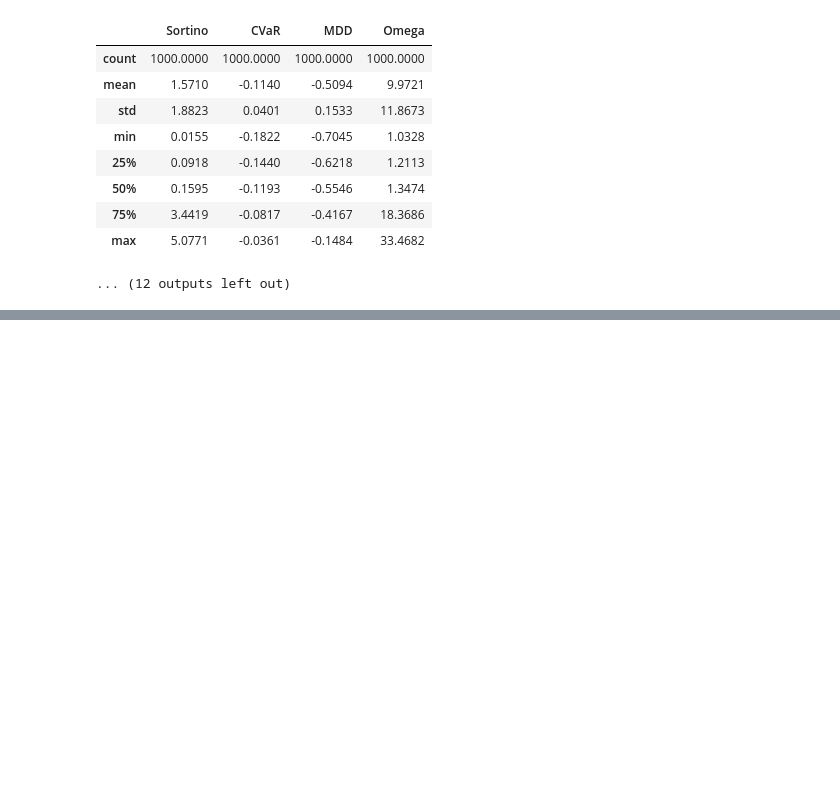
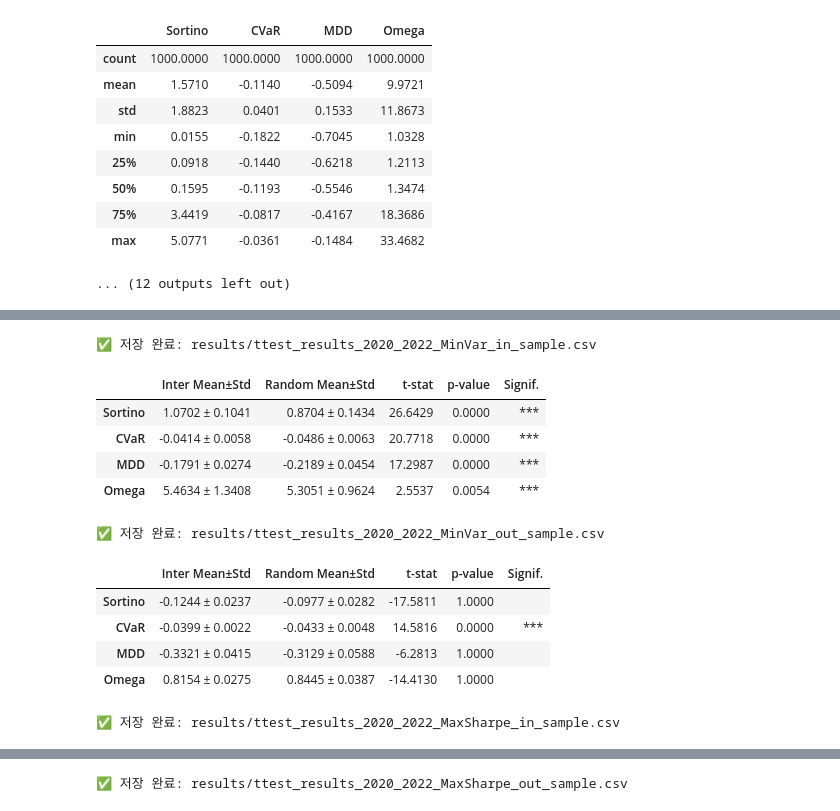
Before and after one commit to susungpark/SW-Capstone-Design, a Jupyter notebook: code/clustering_portfolio.ipynb, the cells around one changed output, grey strips where cells are left out. Cells and saved outputs as stored; diff of their text form; code cells hidden in the pictures; blank space fills up the shorter version.

```diff
--- a/code/clustering_portfolio.ipynb
+++ b/code/clustering_portfolio.ipynb
@@ -1501,0 +1604,79 @@ for method in results_in_all.keys():
+# %%
+import os
+from scipy.stats import ttest_ind
+import pandas as pd
+
+# 저장 폴더 생성
+os.makedirs('results', exist_ok=True)
+
+# 테스트할 메트릭
+metrics_to_test = ['Sortino', 'CVaR', 'MDD', 'Omega']
+
+# 유의수준 마커 함수
+def significance_marker(p):
+    if p < 0.01:
+        return "***"
+    elif p < 0.05:
+        return "**"
+    elif p < 0.10:
+        return "*"
+    else:
+        return ""
+
+# 각 최적화 방식별로 반복
+for method in results_in_all.keys():
+    for sample_type, result_data in [("in_sample", results_in_all[method]), ("out_sample", results_out_all[method])]:
+        rows = []
+        for metric in metrics_to_test:
+            # Inter와 Random 포트폴리오 수익률 추출
+            inter_vals = result_data['inter_df'][metric].dropna()
+            random_vals = result_data['random_df'][metric].dropna()
+
+            # 평균 ± 표준편차
+            inter_mean_std = f"{inter_vals.mean():.4f} ± {inter_vals.std():.4f}"
+            random_mean_std = f"{random_vals.mean():.4f} ± {random_vals.std():.4f}"
+
+            # 단측 t-검정 (Inter > Random)
+            t_stat, p_val = ttest_ind(inter_vals, random_vals, equal_var=False, alternative='greater')
+
+            # 행 추가
+            rows.append([
+                inter_mean_std,
+                random_mean_std,
+                f"{t_stat:.4f}",
+                f"{p_val:.4f}",
+                significance_marker(p_val)
+            ])
+
+        # DataFrame 생성 및 저장
+        df = pd.DataFrame(
+            rows,
+            columns=['Inter Mean±Std', 'Random Mean±Std', 't-stat', 'p-value', 'Significance'],
+            index=metrics_to_test
+        )
+
+        file_path = f"results/ttest_results_2020_2022_{method}_{sample_type}.csv"
+        df.to_csv(file_path, encoding='utf-8-sig')
+        print(f"✅ 저장 완료: {file_path}")
+
+        # 출력
+        df = pd.DataFrame(
+            rows,
+            columns=['Inter Mean±Std', 'Random Mean±Std', 't-stat', 'p-value', 'Signif.'],
+            index=metrics_to_test
+        )
+        display(df)
+# %% [output]
+✅ 저장 완료: results/ttest_results_2020_2022_MinVar_in_sample.csv
+|  | Inter Mean±Std | Random Mean±Std | t-stat | p-value | Signif. |
+| Sortino | 1.0702 ± 0.1041 | 0.8704 ± 0.1434 | 26.6429 | 0.0000 | *** |
+| CVaR | -0.0414 ± 0.0058 | -0.0486 ± 0.0063 | 20.7718 | 0.0000 | *** |
+| MDD | -0.1791 ± 0.0274 | -0.2189 ± 0.0454 | 17.2987 | 0.0000 | *** |
+| Omega | 5.4634 ± 1.3408 | 5.3051 ± 0.9624 | 2.5537 | 0.0054 | *** |
+✅ 저장 완료: results/ttest_results_2020_2022_MinVar_out_sample.csv
+|  | Inter Mean±Std | Random Mean±Std | t-stat | p-value | Signif. |
+| Sortino | -0.1244 ± 0.0237 | -0.0977 ± 0.0282 | -17.5811 | 1.0000 |  |
+| CVaR | -0.0399 ± 0.0022 | -0.0433 ± 0.0048 | 14.5816 | 0.0000 | *** |
+| MDD | -0.3321 ± 0.0415 | -0.3129 ± 0.0588 | -6.2813 | 1.0000 |  |
+| Omega | 0.8154 ± 0.0275 | 0.8445 ± 0.0387 | -14.4130 | 1.0000 |  |
+✅ 저장 완료: results/ttest_results_2020_2022_MaxSharpe_in_sample.csv
@@ -1501,0 +1688 @@ for method in results_in_all.keys():
+✅ 저장 완료: results/ttest_results_2020_2022_MaxSharpe_out_sample.csv
```
Also changed, not shown: parts of 2 cells of this notebook, 1 other file.
